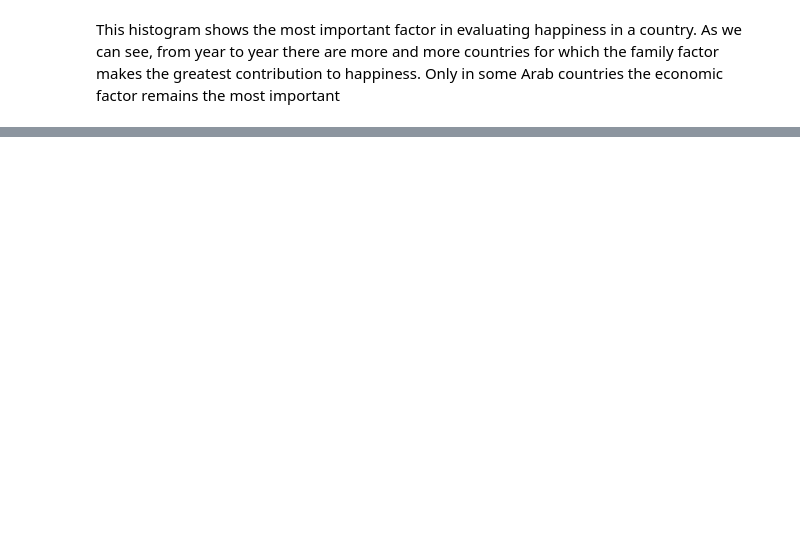
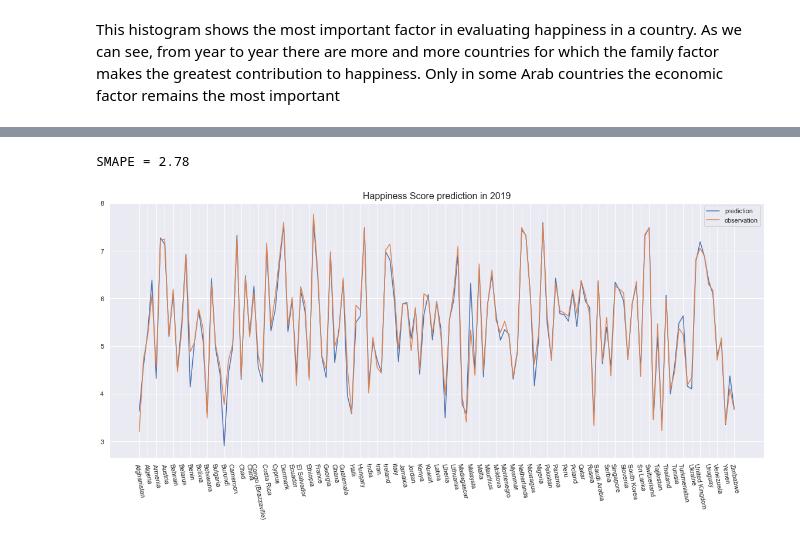
Before and after one commit to DataAnalysis2020/DataAnalysis, a Jupyter notebook: World_happiness2.ipynb, the cells around one changed output, grey strips where cells are left out. Cells and saved outputs as stored; diff of their text form; code cells hidden in the pictures; blank space fills up the shorter version.

```diff
--- a/World_happiness2.ipynb
+++ b/World_happiness2.ipynb
@@ -393,0 +422,5 @@ This histogram shows the most important factor in evaluating happiness in a coun
+# %%
+X_train = np.array(df_all['Happiness Score'][:141*3])
+y_train = np.array(df_all['Happiness Score'][141*3:141*4])
+X_test = np.array(df_all['Happiness Score'][141:141*4])
+y_test = np.array(df_all['Happiness Score'][141*4:])
@@ -393,0 +429,7 @@ This histogram shows the most important factor in evaluating happiness in a coun
+# %%
+model = lm.LinearRegression()
+y_pred = []
+n_countries = 141
+for country in range(n_countries):
+    model.fit(X_train[country::141].reshape(-1,3), y_train[country::141].reshape(-1,1))
+    y_pred.append(model.predict(X_test[country::141].reshape(-1,3))[0][0])
@@ -393,0 +448,13 @@ This histogram shows the most important factor in evaluating happiness in a coun
+# %%
+y_pred = np.array(y_pred)
+print('SMAPE = {:.2f}'.format(smape(y_pred,y_test)))
+# %% [output]
+SMAPE = 2.78
+# %%
+plt.plot(list(range(141)), y_pred, label='prediction')
+plt.plot(list(range(141)), y_test, label='observation')
+plt.xticks(list(range(141))[::2], df_all.Country.values[::2], rotation=-80)
+plt.title('Happiness Score prediction in 2019', size=16)
+plt.legend();
+# %% [output]
+[figure, added]
```
Also changed, not shown: parts of 24 cells of this notebook.
